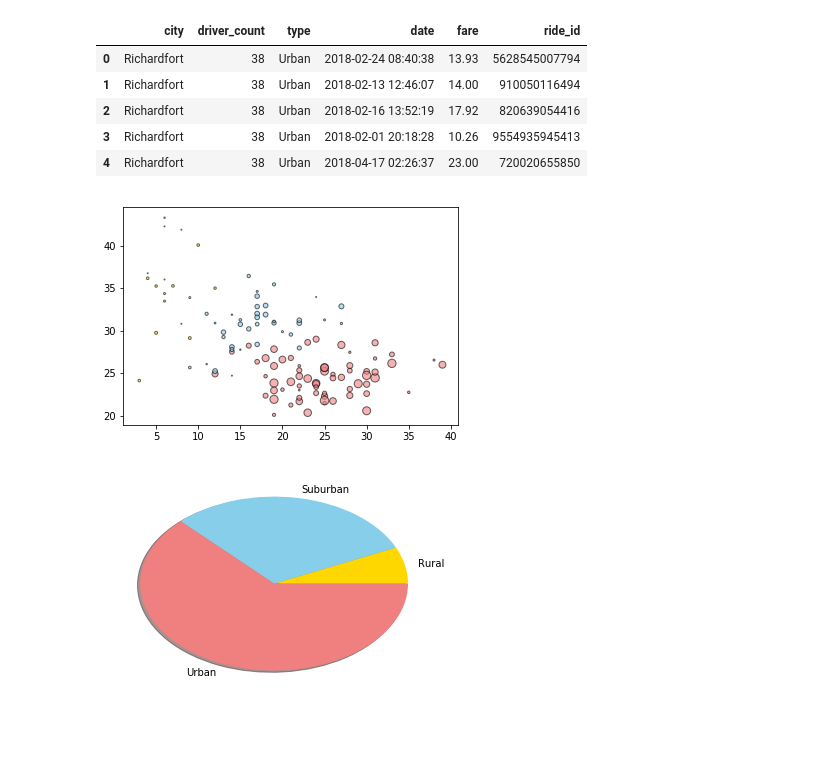
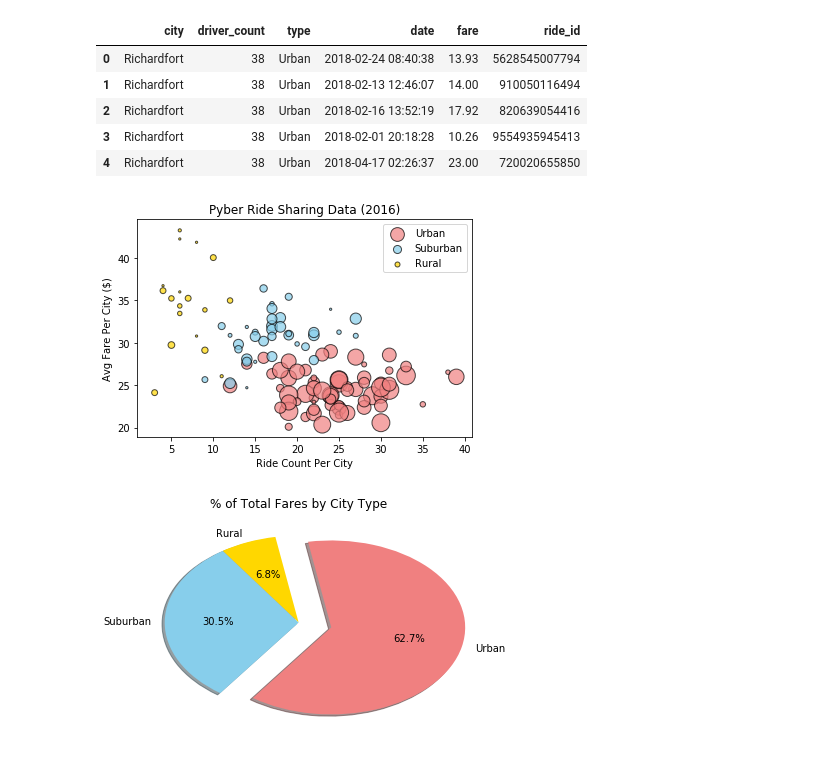
Before and after one commit to JLaskey13/Pyber, a Jupyter notebook: Pyber.ipynb, the cells around one changed output. Drawn from its saved outputs; the diff is of its cells as text; code cells hidden in the pictures; blank space fills up the shorter version.

```diff
--- a/Pyber.ipynb
+++ b/Pyber.ipynb
@@ -24,43 +24,49 @@ summary_data = pd.merge(city_data, ride_data, how = 'left', left_on = 'city', ri
 # %%
 # X axis is total number of rides
 # Y axis is average fair
 # Bubble size is number of drivers per city
 
 # Creating city type
 
 urban_city = summary_data.loc[summary_data['type'] == 'Urban']
 suburban_city = summary_data.loc[summary_data['type'] == 'Suburban']
 rural_city = summary_data.loc[summary_data['type'] == 'Rural']
 
 # Finding ride count by ride_id for city type
 
 urban_rides = urban_city.groupby(["city"]).count()["ride_id"]
 urban_fare = urban_city.groupby(["city"]).mean()["fare"]
 urban_drivers = urban_city.groupby(["city"]).mean()["driver_count"]
 
 suburban_rides = suburban_city.groupby(["city"]).count()["ride_id"]
 suburban_fare = suburban_city.groupby(["city"]).mean()["fare"]
 suburban_drivers = suburban_city.groupby(["city"]).mean()["driver_count"]
 
 rural_rides = rural_city.groupby(["city"]).count()["ride_id"]
 rural_fare = rural_city.groupby(["city"]).mean()["fare"]
 rural_drivers = rural_city.groupby(["city"]).mean()["driver_count"]
 
 #Setting bubble plot parameters
 
-plt.scatter(urban_rides, urban_fare, s=urban_drivers, c='lightcoral', marker='o', alpha= '.6', edgecolor='black', label='Urban')
-plt.scatter(suburban_rides, suburban_fare, s=suburban_drivers, c='skyblue', marker='o', alpha= '.6', edgecolor='black', label='Suburban')
-plt.scatter(rural_rides, rural_fare, s=rural_drivers, c='gold', marker='o', alpha= '.6', edgecolor='black', label='Rural')
+plt.scatter(urban_rides, urban_fare, s=5 * urban_drivers, c='lightcoral', marker='o', alpha= '.7', edgecolor='black', label='Urban')
+plt.scatter(suburban_rides, suburban_fare, s=5 * suburban_drivers, c='skyblue', marker='o', alpha= '.7', edgecolor='black', label='Suburban')
+plt.scatter(rural_rides, rural_fare, s=5 * rural_drivers, c='gold', marker='o', alpha= '.7', edgecolor='black', label='Rural')
 
+#Labels for axis
+
+plt.legend(loc="best")
+plt.xlabel("Ride Count Per City")
+plt.ylabel("Avg Fare Per City ($)")
+plt.title('Pyber Ride Sharing Data (2016)')
 plt.show()
 # %% [output]
-[figure, old version]
+[figure, new version]
 # %%
 # Pie chart for total fares by city type
 
 city_type_percent = summary_data.groupby(['type']).sum()['fare'] / summary_data['fare'].sum()
-plt.pie(city_type_percent, labels=["Rural", "Suburban", "Urban"], colors=["gold", "skyblue", 'lightcoral'], shadow= True)
-
+plt.pie(city_type_percent, startangle = 100, explode = [0, 0, 0.25], labels=["Rural", "Suburban", "Urban"], colors=["gold", "skyblue", "lightcoral"], autopct = "%1.1f%%", shadow= True)
+plt.title('% of Total Fares by City Type')
 plt.show()
 # %% [output]
-[figure, old version]
+[figure, new version]
```
Also changed, not shown: parts of 3 cells of this notebook.
